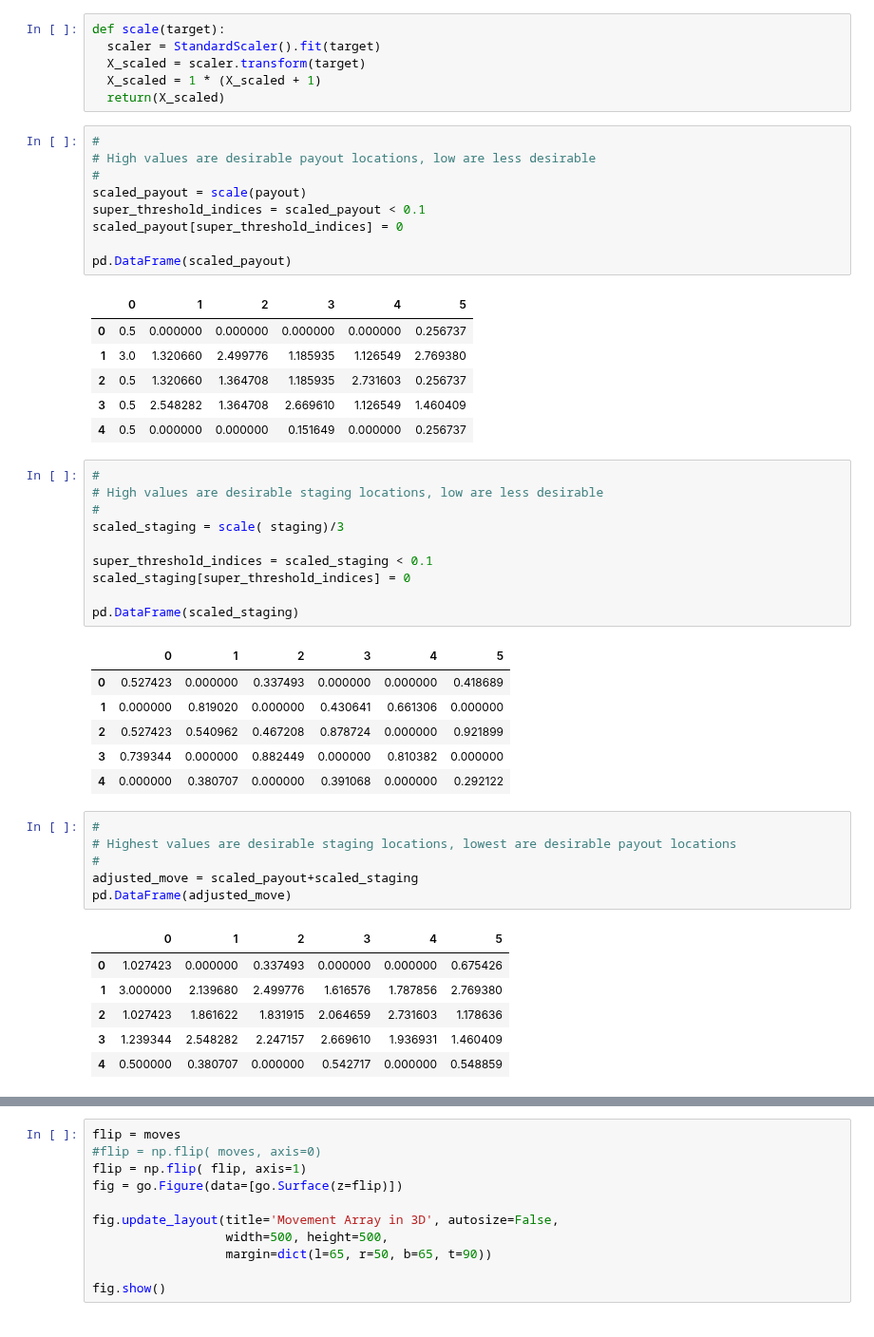
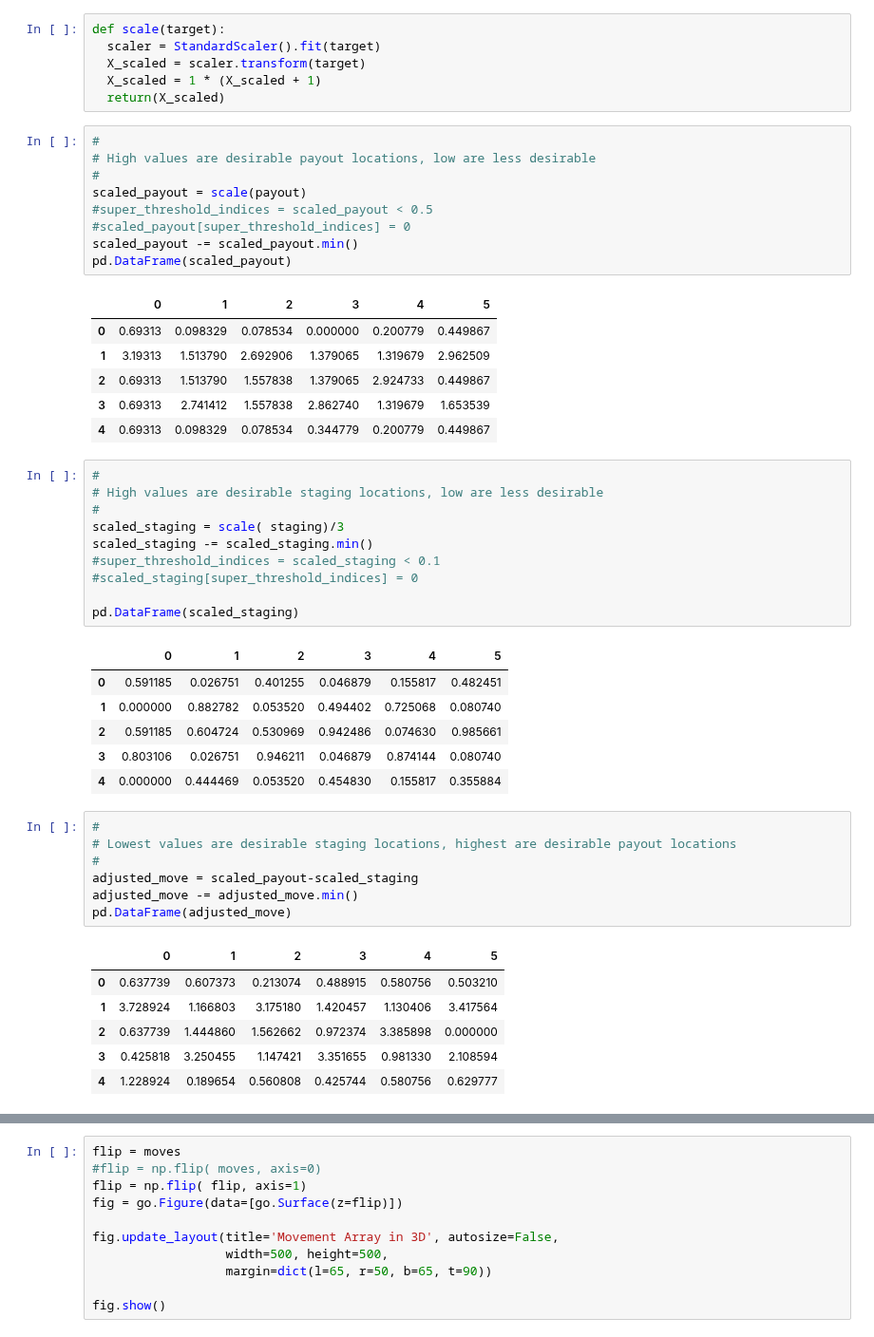
Before and after one commit to HausReport/MightyLogic, a Jupyter notebook: Notebooks/Turf_War_Demo.ipynb, the cells around one changed output, grey strips where cells are left out. Shown at 95% size. Drawn from its saved outputs; the diff is of its cells as text.

Commit message:
tweaking values + display

```diff
--- a/Notebooks/Turf_War_Demo.ipynb
+++ b/Notebooks/Turf_War_Demo.ipynb
@@ -227,47 +227,48 @@ def scale(target):
 # High values are desirable payout locations, low are less desirable
 #
 scaled_payout = scale(payout)
-super_threshold_indices = scaled_payout < 0.1
-scaled_payout[super_threshold_indices] = 0
-
+#super_threshold_indices = scaled_payout < 0.5
+#scaled_payout[super_threshold_indices] = 0
+scaled_payout -= scaled_payout.min()
 pd.DataFrame(scaled_payout)
 # %% [output]
 |  | 0 | 1 | 2 | 3 | 4 | 5 |
-| 0 | 0.5 | 0.000000 | 0.000000 | 0.000000 | 0.000000 | 0.256737 |
-| 1 | 3.0 | 1.320660 | 2.499776 | 1.185935 | 1.126549 | 2.769380 |
-| 2 | 0.5 | 1.320660 | 1.364708 | 1.185935 | 2.731603 | 0.256737 |
-| 3 | 0.5 | 2.548282 | 1.364708 | 2.669610 | 1.126549 | 1.460409 |
-| 4 | 0.5 | 0.000000 | 0.000000 | 0.151649 | 0.000000 | 0.256737 |
+| 0 | 0.69313 | 0.098329 | 0.078534 | 0.000000 | 0.200779 | 0.449867 |
+| 1 | 3.19313 | 1.513790 | 2.692906 | 1.379065 | 1.319679 | 2.962509 |
+| 2 | 0.69313 | 1.513790 | 1.557838 | 1.379065 | 2.924733 | 0.449867 |
+| 3 | 0.69313 | 2.741412 | 1.557838 | 2.862740 | 1.319679 | 1.653539 |
+| 4 | 0.69313 | 0.098329 | 0.078534 | 0.344779 | 0.200779 | 0.449867 |
 # %%
 #
 # High values are desirable staging locations, low are less desirable
 #
 scaled_staging = scale( staging)/3
-
-super_threshold_indices = scaled_staging < 0.1
-scaled_staging[super_threshold_indices] = 0
+scaled_staging -= scaled_staging.min()
+#super_threshold_indices = scaled_staging < 0.1
+#scaled_staging[super_threshold_indices] = 0
 
 pd.DataFrame(scaled_staging)
 # %% [output]
 |  | 0 | 1 | 2 | 3 | 4 | 5 |
-| 0 | 0.527423 | 0.000000 | 0.337493 | 0.000000 | 0.000000 | 0.418689 |
-| 1 | 0.000000 | 0.819020 | 0.000000 | 0.430641 | 0.661306 | 0.000000 |
-| 2 | 0.527423 | 0.540962 | 0.467208 | 0.878724 | 0.000000 | 0.921899 |
-| 3 | 0.739344 | 0.000000 | 0.882449 | 0.000000 | 0.810382 | 0.000000 |
-| 4 | 0.000000 | 0.380707 | 0.000000 | 0.391068 | 0.000000 | 0.292122 |
+| 0 | 0.591185 | 0.026751 | 0.401255 | 0.046879 | 0.155817 | 0.482451 |
+| 1 | 0.000000 | 0.882782 | 0.053520 | 0.494402 | 0.725068 | 0.080740 |
+| 2 | 0.591185 | 0.604724 | 0.530969 | 0.942486 | 0.074630 | 0.985661 |
+| 3 | 0.803106 | 0.026751 | 0.946211 | 0.046879 | 0.874144 | 0.080740 |
+| 4 | 0.000000 | 0.444469 | 0.053520 | 0.454830 | 0.155817 | 0.355884 |
 # %%
 #
-# Highest values are desirable staging locations, lowest are desirable payout locations
+# Lowest values are desirable staging locations, highest are desirable payout locations
 #
-adjusted_move = scaled_payout+scaled_staging
+adjusted_move = scaled_payout-scaled_staging
+adjusted_move -= adjusted_move.min()
 pd.DataFrame(adjusted_move)
 # %% [output]
 |  | 0 | 1 | 2 | 3 | 4 | 5 |
-| 0 | 1.027423 | 0.000000 | 0.337493 | 0.000000 | 0.000000 | 0.675426 |
-| 1 | 3.000000 | 2.139680 | 2.499776 | 1.616576 | 1.787856 | 2.769380 |
-| 2 | 1.027423 | 1.861622 | 1.831915 | 2.064659 | 2.731603 | 1.178636 |
-| 3 | 1.239344 | 2.548282 | 2.247157 | 2.669610 | 1.936931 | 1.460409 |
-| 4 | 0.500000 | 0.380707 | 0.000000 | 0.542717 | 0.000000 | 0.548859 |
+| 0 | 0.637739 | 0.607373 | 0.213074 | 0.488915 | 0.580756 | 0.503210 |
+| 1 | 3.728924 | 1.166803 | 3.175180 | 1.420457 | 1.130406 | 3.417564 |
+| 2 | 0.637739 | 1.444860 | 1.562662 | 0.972374 | 3.385898 | 0.000000 |
+| 3 | 0.425818 | 3.250455 | 1.147421 | 3.351655 | 0.981330 | 2.108594 |
+| 4 | 1.228924 | 0.189654 | 0.560808 | 0.425744 | 0.580756 | 0.629777 |
 # %%
 moves = adjusted_move
 
```
Also changed, not shown: parts of 5 cells of this notebook.
